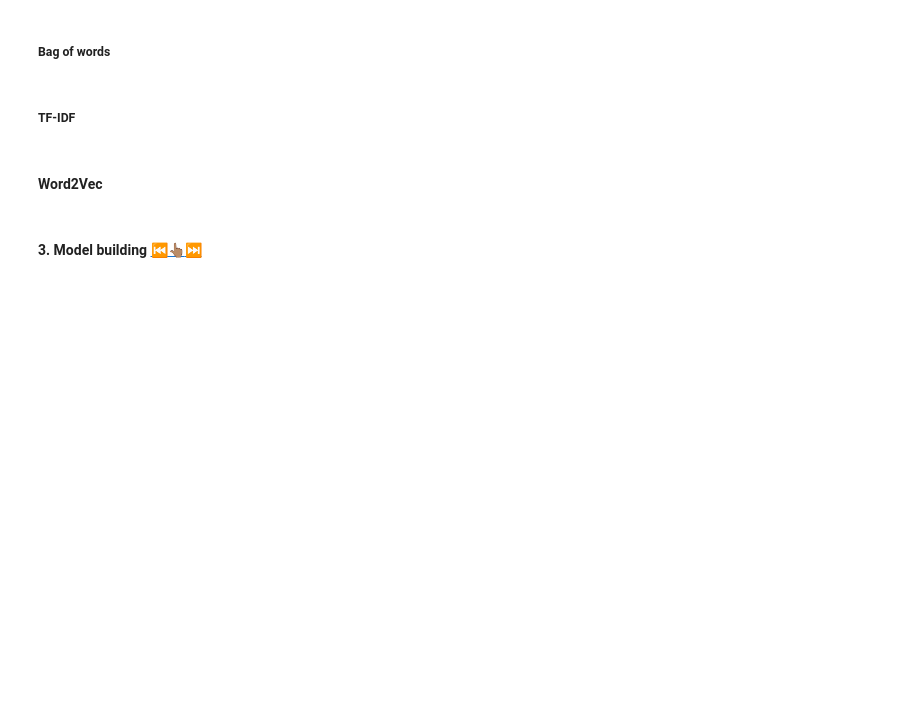
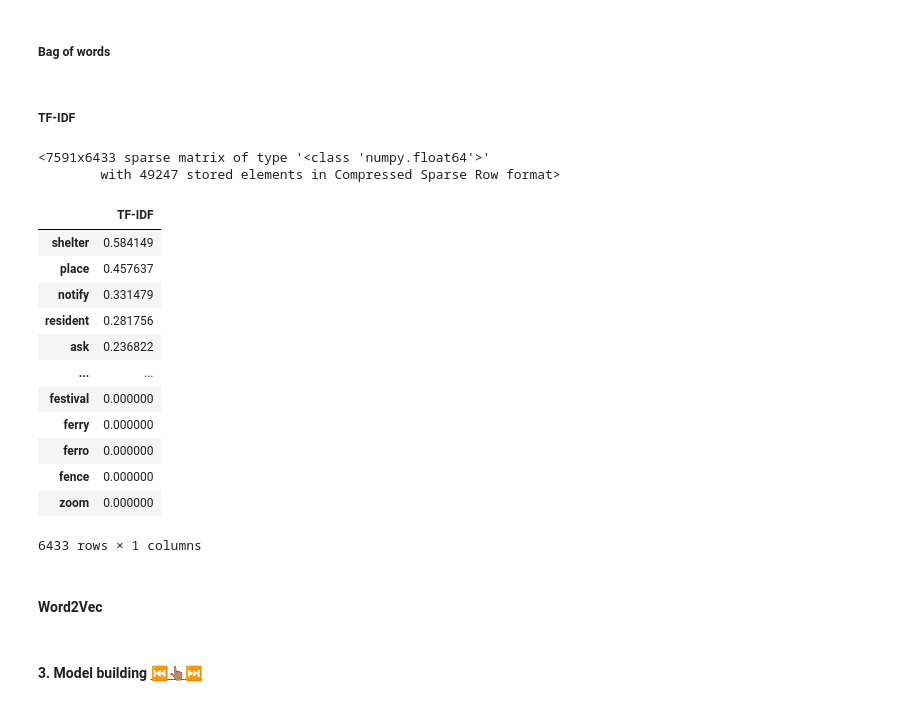
Before and after one commit to dnaby/NLP-Disaster-Tweets-Detection, a Jupyter notebook: notebooks/disaster_tweets_models_nas.ipynb, the cells around one changed output. Drawn from its saved outputs; the diff is of its cells as text; code cells hidden in the pictures; blank space fills up the shorter version.

```diff
--- a/notebooks/disaster_tweets_models_nas.ipynb
+++ b/notebooks/disaster_tweets_models_nas.ipynb
@@ -147,12 +145,31 @@ X_vect = X_vect.toarray()
+# %%
+tfidf = TfidfVectorizer()
 # %%
-# X_vect = tfidf.fit_transform(X)
-# X_vect = X_vect
-# X_vect
+X_vect = tfidf.fit_transform(X)
+X_vect = X_vect
+X_vect
+# %% [output]
+<7591x6433 sparse matrix of type '<class 'numpy.float64'>'
+        with 49247 stored elements in Compressed Sparse Row format>
 # %%
-# df = pd.DataFrame(X_vect[2].T.todense(),
-#     	index=tfidf.get_feature_names_out(), columns=["TF-IDF"])
-# df = df.sort_values('TF-IDF', ascending=False)
-# df
+df = pd.DataFrame(X_vect[2].T.todense(),
+    	index=tfidf.get_feature_names_out(), columns=["TF-IDF"])
+df = df.sort_values('TF-IDF', ascending=False)
+df
+# %% [output]
+|  | TF-IDF |
+| shelter | 0.584149 |
+| place | 0.457637 |
+| notify | 0.331479 |
+| resident | 0.281756 |
+| ask | 0.236822 |
+| ... | ... |
+| festival | 0.000000 |
+| ferry | 0.000000 |
+| ferro | 0.000000 |
+| fence | 0.000000 |
+| zoom | 0.000000 |
+6433 rows × 1 columns
 # %% [markdown]
 #### Word2Vec
 # %%
```
Also changed, not shown: parts of 12 cells of this notebook, 3 other files.
